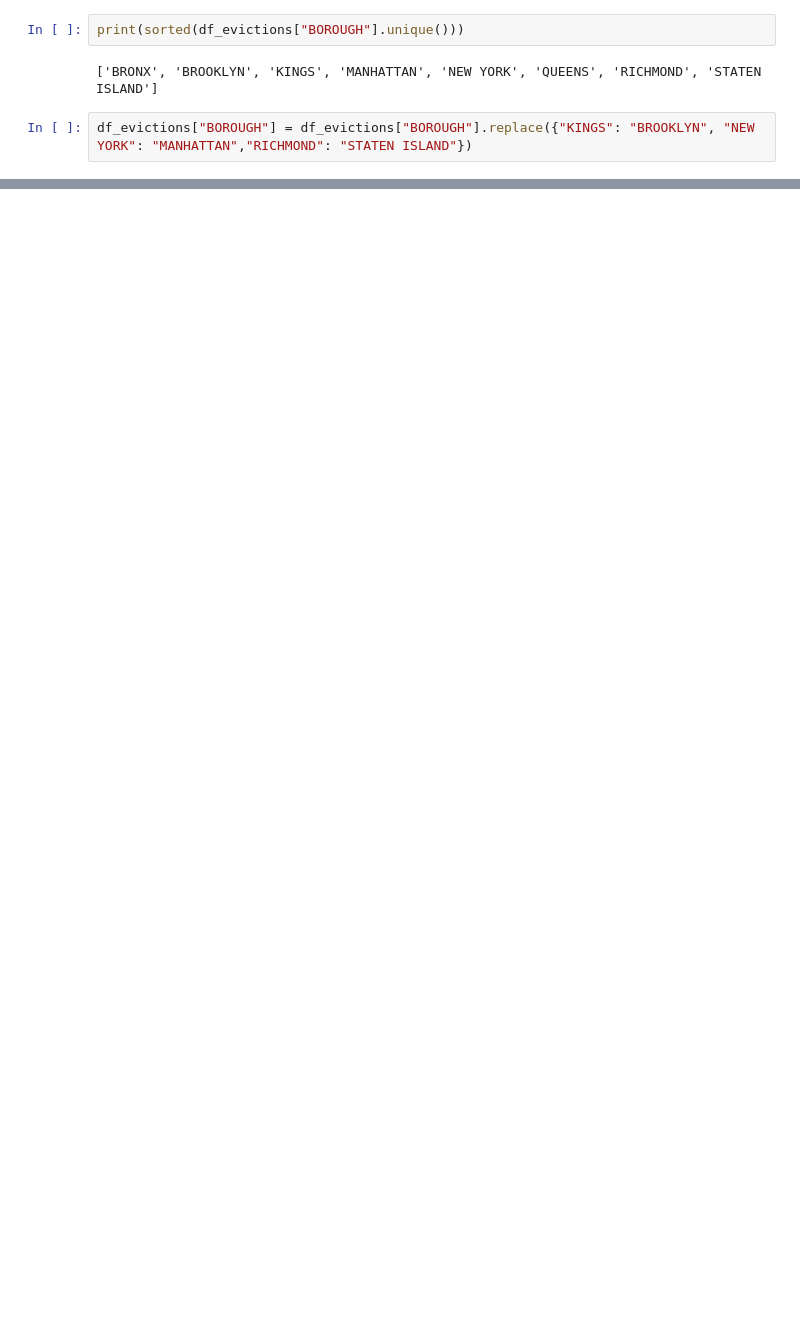
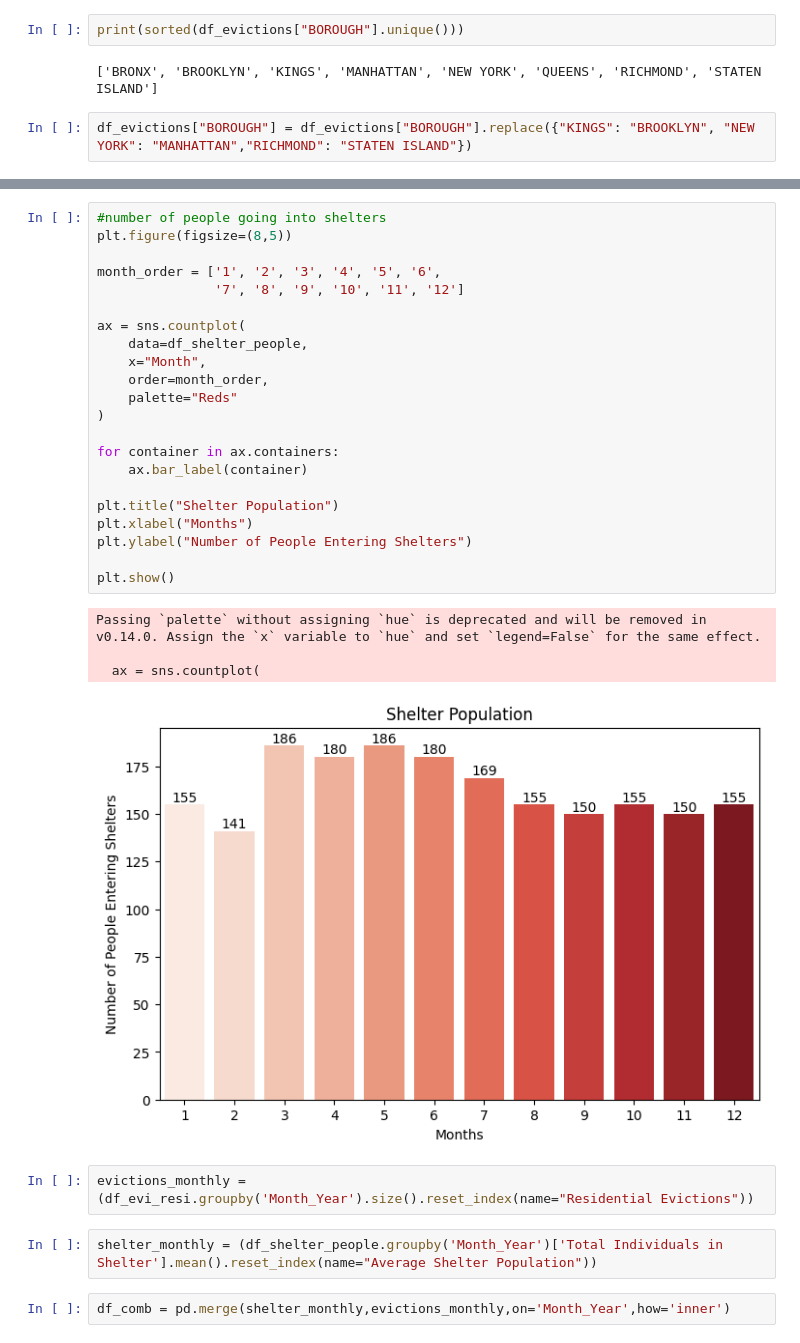
Before and after one commit to abs1106/Better-NY-Shelter-Buildings, a Jupyter notebook: nyc_shelter_data_proj/Untitled.ipynb, the cells around one changed output, grey strips where cells are left out. Saved outputs shown, nothing was run; the diff lists cells and outputs as text; blank space fills up the shorter version.

```diff
--- a/nyc_shelter_data_proj/Untitled.ipynb
+++ b/nyc_shelter_data_proj/Untitled.ipynb
@@ -234,0 +280,33 @@ KeyError: 'BOROUGH'
+# %%
+#number of people going into shelters
+plt.figure(figsize=(8,5))
+
+month_order = ['1', '2', '3', '4', '5', '6',
+               '7', '8', '9', '10', '11', '12']
+
+ax = sns.countplot(
+    data=df_shelter_people,
+    x="Month",
+    order=month_order,
+    palette="Reds"
+)
+
+for container in ax.containers:
+    ax.bar_label(container)
+
+plt.title("Shelter Population")
+plt.xlabel("Months")
+plt.ylabel("Number of People Entering Shelters")
+
+plt.show()
+# %% [output]
+Passing `palette` without assigning `hue` is deprecated and will be removed in v0.14.0. Assign the `x` variable to `hue` and set `legend=False` for the same effect.
+
+  ax = sns.countplot(
+[figure, added]
+# %%
+evictions_monthly = (df_evi_resi.groupby('Month_Year').size().reset_index(name="Residential Evictions"))
+# %%
+shelter_monthly = (df_shelter_people.groupby('Month_Year')['Total Individuals in Shelter'].mean().reset_index(name="Average Shelter Population"))
+# %%
+df_comb = pd.merge(shelter_monthly,evictions_monthly,on='Month_Year',how='inner')
```
Also changed, not shown: parts of 24 cells of this notebook.
